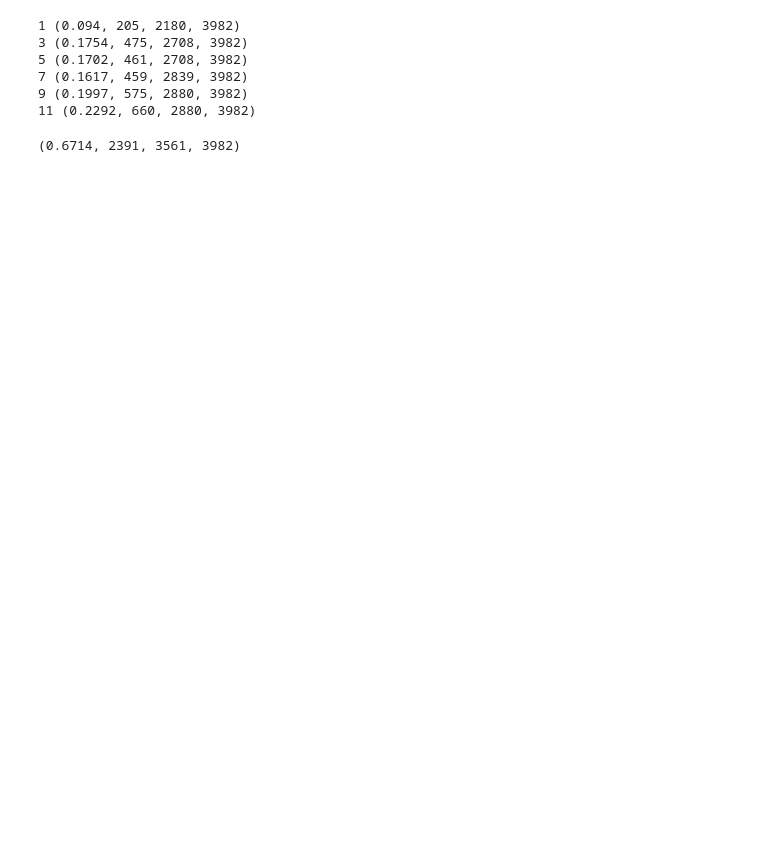
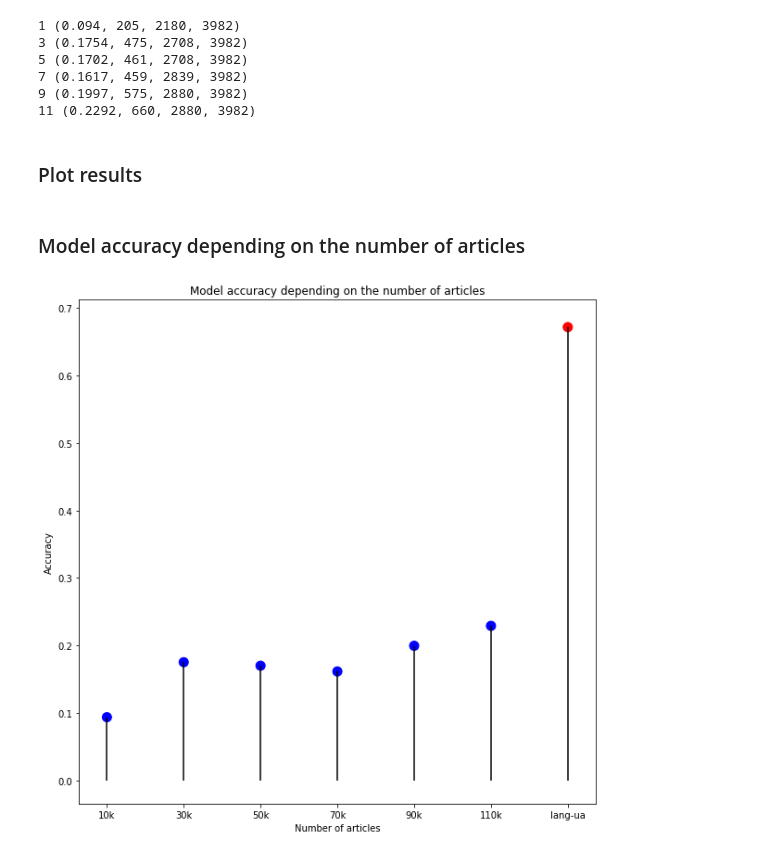
Before and after one commit to dnmca/mmds-word-embeddings, a Jupyter notebook: Word2Vec evaluation.ipynb, the cells around one changed output. Saved outputs shown, nothing was run; the diff lists cells and outputs as text; code cells hidden in the pictures; blank space fills up the shorter version.

```diff
--- a/Word2Vec evaluation.ipynb
+++ b/Word2Vec evaluation.ipynb
@@ -116,7 +114,27 @@ for test in [1,3,5,7,9,11]:
 11 (0.2292, 660, 2880, 3982)
 # %%
 acc_eta = test_model(eta_model)
-# %%
-acc_eta
-# %% [output]
-(0.6714, 2391, 3561, 3982)
+# %% [markdown]
+### Plot results
+# %%
+g_data = {
+    'models': [],
+    'acc': [],
+    'color': [],
+    'vocab_size': [],
+    'missed_words': []
+}
+
+for acc in acc_result:
+    g_data['models'].append(acc[0])
+    g_data['acc'].append(acc[1][0])
+    g_data['vocab_size'].append(len(custom_models[acc[0]].wv.vocab))
+    g_data['missed_words'].append( acc[1][3] - acc[1][2] )
+
+    g_data['color'].append('#0000FF')
+
+g_data['acc'].append(acc_eta[0])
+g_data['models'].append(13)
+g_data['color'].append('#FF0000')
+g_data['vocab_size'].append(len(eta_model.wv.vocab))
+g_data['missed_words'].append(acc_eta[3] - acc_eta[2])
@@ -122,0 +144,19 @@ acc_eta
+# %% [markdown]
+### Model accuracy depending on the number of articles
+# %%
+plt.figure(figsize=(10,10))
+plt.vlines(g_data['models'], ymin =0, ymax = g_data['acc'])
+plt.scatter(g_data['models'], g_data['acc'], color=g_data['color'], s=100)
+
+
+plt.xticks(g_data['models'], ['10k', '30k', '50k', '70k', '90k', '110k', 'lang-ua'])
+
+plt.title('Model accuracy depending on the number of articles')
+
+plt.ylabel('Accuracy')
+
+plt.xlabel('Number of articles')
+
+plt.show()
+# %% [output]
+[figure, added]
```
Also changed, not shown: parts of 10 cells of this notebook.
